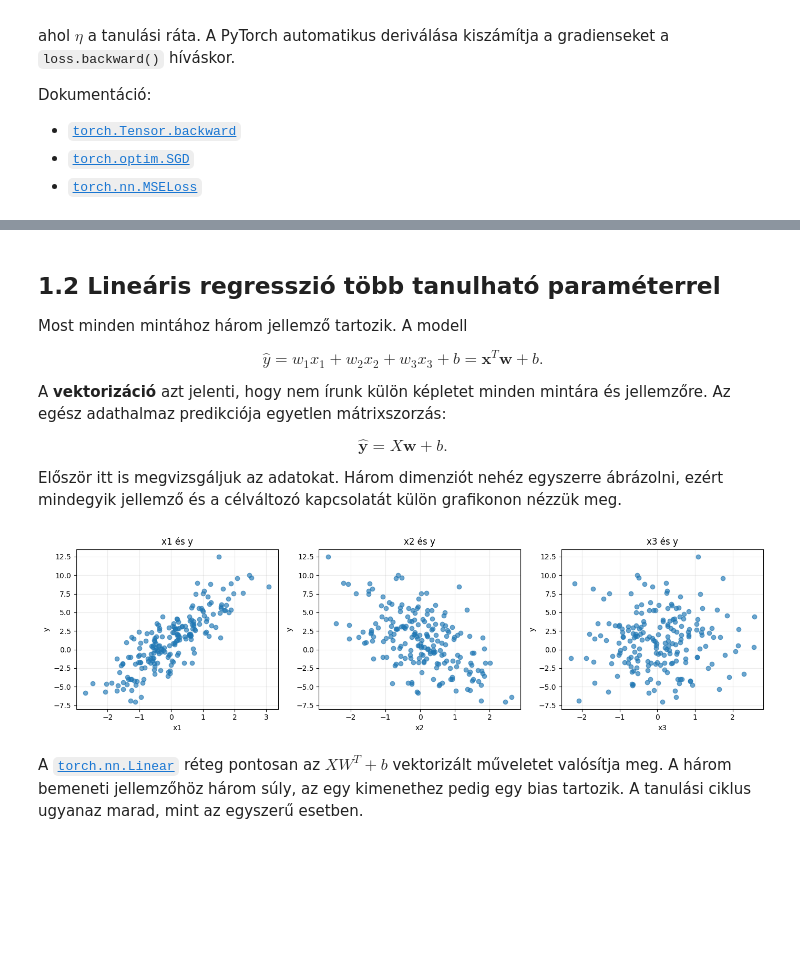
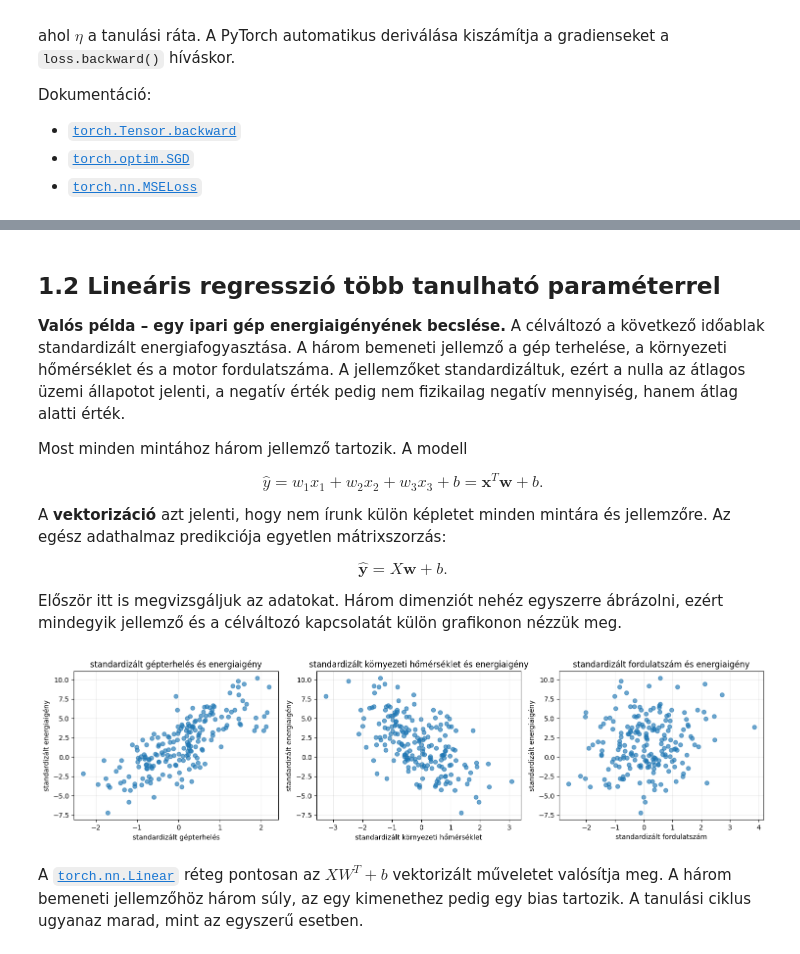
Before and after one commit to CooperativeResearchPlatform/object_detection_for_aeb, a Jupyter notebook: notebooks/2-ora_nn_alapok/02_neural_network_intro.ipynb, the cells around one changed output, grey strips where cells are left out. Drawn from its saved outputs; the diff is of its cells as text; code cells hidden in the pictures; blank space fills up the shorter version.

```diff
--- a/notebooks/2-ora_nn_alapok/02_neural_network_intro.ipynb
+++ b/notebooks/2-ora_nn_alapok/02_neural_network_intro.ipynb
@@ -153,5 +245,7 @@ Gradiens módszer: w = 2.330, b = -1.188
 # %% [markdown]
 ## 1.2 Lineáris regresszió több tanulható paraméterrel
+
+**Valós példa – egy ipari gép energiaigényének becslése.** A célváltozó a következő időablak standardizált energiafogyasztása. A három bemeneti jellemző a gép terhelése, a környezeti hőmérséklet és a motor fordulatszáma. A jellemzőket standardizáltuk, ezért a nulla az átlagos üzemi állapotot jelenti, a negatív érték pedig nem fizikailag negatív mennyiség, hanem átlag alatti érték.
 
 Most minden mintához három jellemző tartozik. A modell
 
@@ -165,19 +259,28 @@ Először itt is megvizsgáljuk az adatokat. Három dimenziót nehéz egyszerre
 # %%
 n_samples = 200
 X_multi = np.random.normal(size=(n_samples, 3)).astype(np.float32)
 true_weights = np.array([3.0, -2.0, 0.5], dtype=np.float32)
 y_multi = X_multi @ true_weights + 1.2 + np.random.normal(0, 0.5, n_samples)
 y_multi = y_multi.astype(np.float32)
 
-fig, axes = plt.subplots(1, 3, figsize=(14, 4))
+feature_names = [
+    "standardizált gépterhelés",
+    "standardizált környezeti hőmérséklet",
+    "standardizált fordulatszám",
+]
+fig, axes = plt.subplots(1, 3, figsize=(15, 4))
 for feature_index, axis in enumerate(axes):
     axis.scatter(X_multi[:, feature_index], y_multi, alpha=0.65)
-    axis.set(xlabel=f"x{feature_index + 1}", ylabel="y", title=f"x{feature_index + 1} és y")
+    axis.set(
+        xlabel=feature_names[feature_index],
+        ylabel="standardizált energiaigény",
+        title=f"{feature_names[feature_index]} és energiaigény",
+    )
     axis.grid(alpha=0.25)
 plt.tight_layout()
 plt.show()
 # %% [output]
-[figure, old version]
+[figure, new version]
 # %% [markdown]
 A [`torch.nn.Linear`](https://pytorch.org/docs/stable/generated/torch.nn.Linear.html) réteg pontosan az $XW^T+b$ vektorizált műveletet valósítja meg. A három bemeneti jellemzőhöz három súly, az egy kimenethez pedig egy bias tartozik. A tanulási ciklus ugyanaz marad, mint az egyszerű esetben.
 # %%
```
Also changed, not shown: parts of 56 cells of this notebook.
